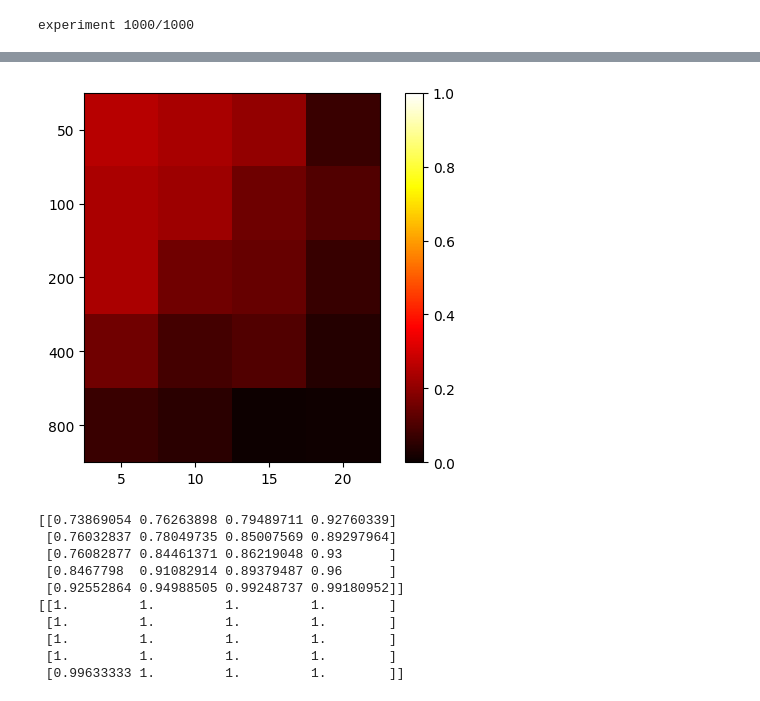
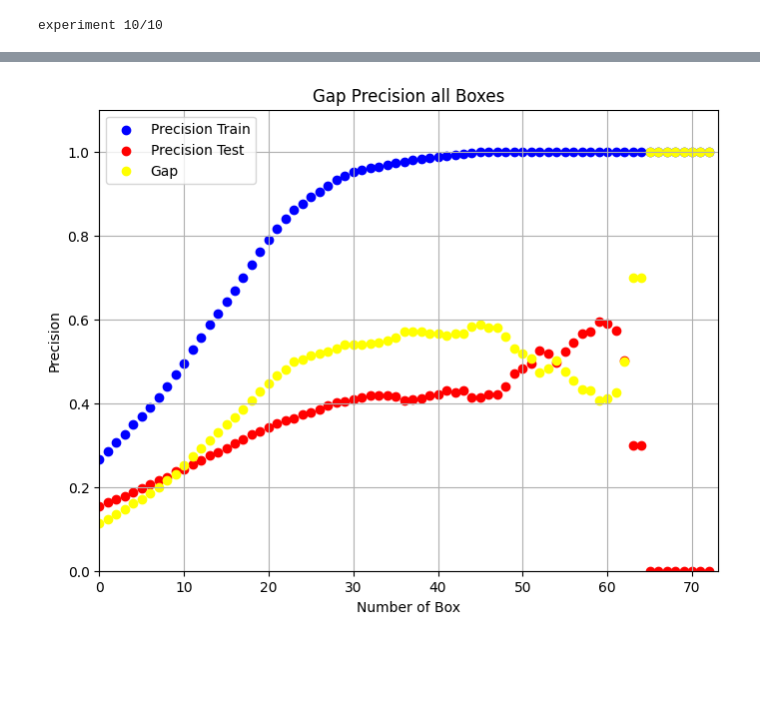
Before and after one commit to inagege/ImprovingSubgroupDiscovery, a Jupyter notebook: PRIM_Improvements/PRIM_Estimates_SMOTE.ipynb, the cells around one changed output, grey strips where cells are left out. Cells and saved outputs as stored; diff of their text form; code cells hidden in the pictures; blank space fills up the shorter version.

Commit message:
updated Plots for Baseline, prim now stops if box with precision one was found, implementation of random forest classifier to create new data

```diff
--- a/PRIM_Improvements/PRIM_Estimates_SMOTE.ipynb
+++ b/PRIM_Improvements/PRIM_Estimates_SMOTE.ipynb
@@ -3,7 +3,7 @@ from Utils.util_functions import *
 from Utils.data_generators import *
 from Utils.util_data_preprocessing import *
 from Utils.util_plotting import *
-number_of_repeats = 100
+number_of_repeats = 10
 package = 'prim'
 import warnings
 warnings.filterwarnings('ignore')
@@ -40,4 +10,4 @@ experiment 3000/3000
 # %%
-create_heatmap_best_box_generated_data_precision(calculate_y_moon2010, 20, package, [add_data_with_smote], 50)
+visualize_precision_all_boxes(number_of_repeats, package, 20, [add_data_with_smote_dtc], calculate_y_moon2010)
 # %% [output]
-experiment 1000/1000
+experiment 10/10
@@ -44,12 +15,2 @@ experiment 1000/1000
-[figure, old version]
+[figure, new version]
-[[0.73869054 0.76263898 0.79489711 0.92760339]
- [0.76032837 0.78049735 0.85007569 0.89297964]
- [0.76082877 0.84461371 0.86219048 0.93      ]
- [0.8467798  0.91082914 0.89379487 0.96      ]
- [0.92552864 0.94988505 0.99248737 0.99180952]]
-[[1.         1.         1.         1.        ]
- [1.         1.         1.         1.        ]
- [1.         1.         1.         1.        ]
- [1.         1.         1.         1.        ]
- [0.99633333 1.         1.         1.        ]]
 # %%
```
Also changed, not shown: parts of 4 cells of this notebook, 41 other files.
